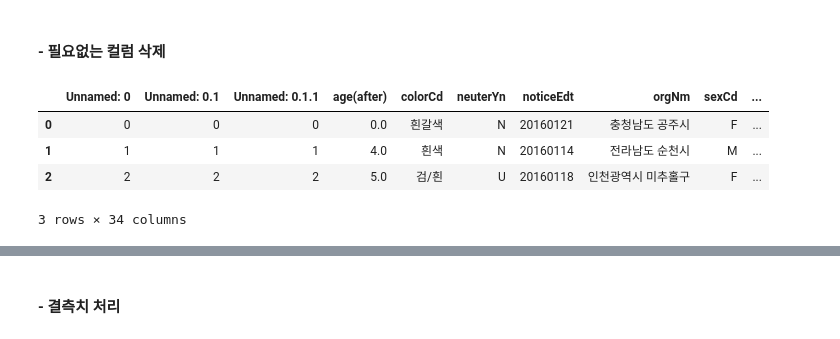
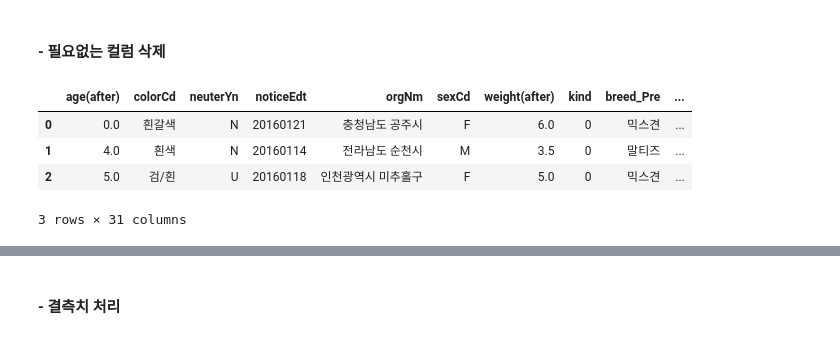
Before and after one commit to SINAEEE/BigdataProject_AbandonedAnimal, a Jupyter notebook: analyze/test_vol3/analyze_dog_vol3.ipynb, the cells around one changed output, grey strips where cells are left out. Cells and saved outputs as stored; diff of their text form; code cells hidden in the pictures.

```diff
--- a/analyze/test_vol3/analyze_dog_vol3.ipynb
+++ b/analyze/test_vol3/analyze_dog_vol3.ipynb
@@ -49,19 +49,20 @@ Index(['Unnamed: 0', 'Unnamed: 0.1', 'Unnamed: 0.1.1', 'age(before)',
 # %% [markdown]
 #### - 필요없는 컬럼 삭제
 # %%
-df = df1.drop(columns=['age(before)','careAddr', 'careNm', 'careTel', 'chargeNm',
+df = df1.drop(columns=['Unnamed: 0', 'Unnamed: 0.1', 'Unnamed: 0.1.1',
+                       'age(before)','careAddr', 'careNm', 'careTel', 'chargeNm',
                       'desertionNo', 'filename', 'happenDt', 'happenPlace', 'kindCd','noticeComment',
                        'noticeNo', 'noticeSdt','officetel', 'popfile', 'processState',
                        'weight(before)', 'specialMark','breed',
                       ])
 df.head(3)
 #'Unnamed: 0', 'Unnamed: 0.1', 'Unnamed: 0.1.1',
 # %% [output]
-|  | Unnamed: 0 | Unnamed: 0.1 | Unnamed: 0.1.1 | age(after) | colorCd | neuterYn | noticeEdt | orgNm | sexCd | ... |
-| 0 | 0 | 0 | 0 | 0.0 | 흰갈색 | N | 20160121 | 충청남도 공주시 | F | ... |
-| 1 | 1 | 1 | 1 | 4.0 | 흰색 | N | 20160114 | 전라남도 순천시 | M | ... |
-| 2 | 2 | 2 | 2 | 5.0 | 검/흰 | U | 20160118 | 인천광역시 미추홀구 | F | ... |
+|  | age(after) | colorCd | neuterYn | noticeEdt | orgNm | sexCd | weight(after) | kind | breed_Pre | ... |
+| 0 | 0.0 | 흰갈색 | N | 20160121 | 충청남도 공주시 | F | 6.0 | 0 | 믹스견 | ... |
+| 1 | 4.0 | 흰색 | N | 20160114 | 전라남도 순천시 | M | 3.5 | 0 | 말티즈 | ... |
+| 2 | 5.0 | 검/흰 | U | 20160118 | 인천광역시 미추홀구 | F | 5.0 | 0 | 믹스견 | ... |
-3 rows × 34 columns
+3 rows × 31 columns
 # %%
 print("사용할 컬럼 갯수 : ",len(df.columns))
 print("컬럼 이름 : ", df.columns)
```
Also changed, not shown: parts of 54 cells of this notebook, 5 other files.
